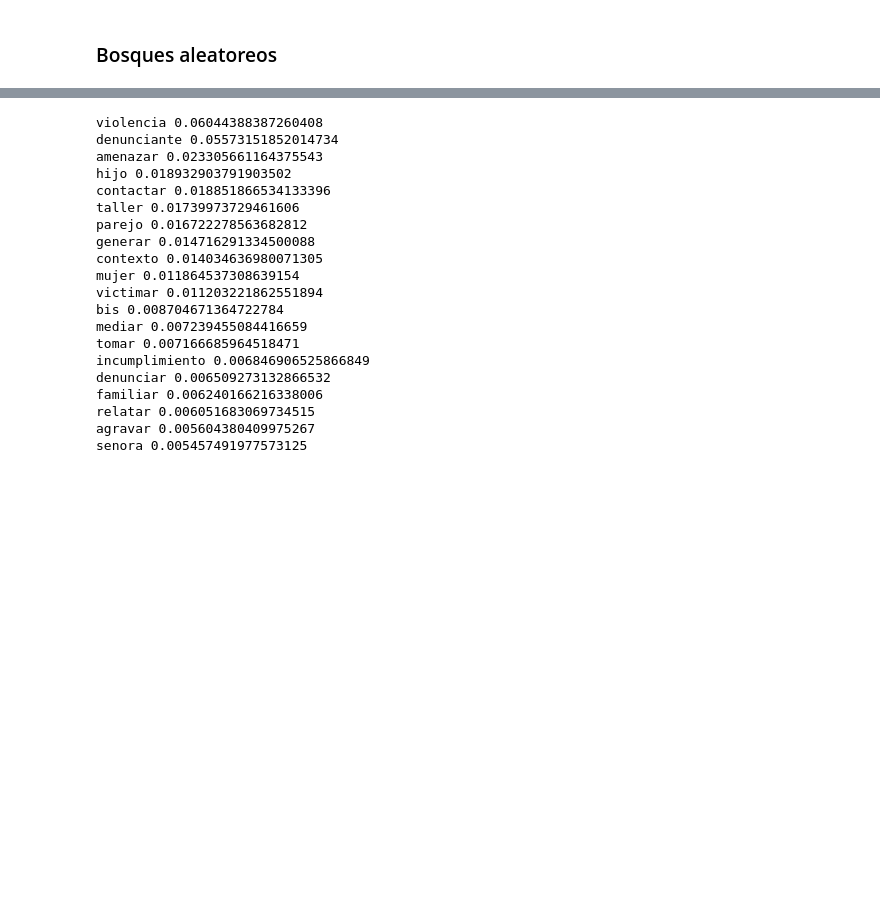
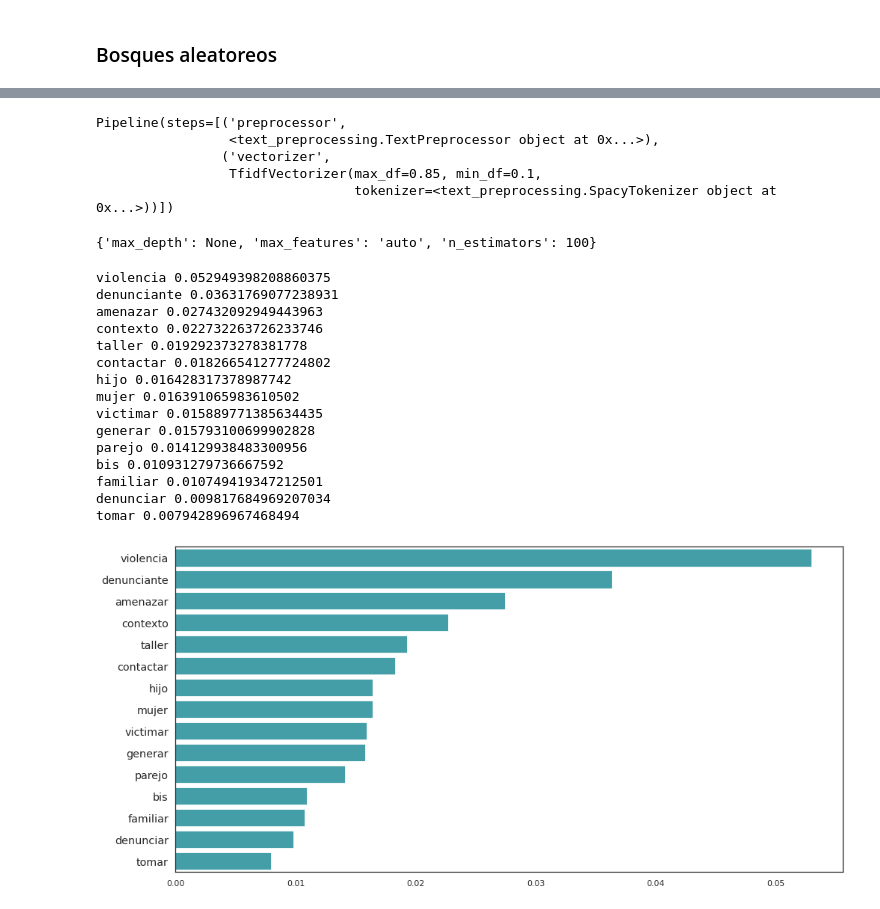
Before and after one commit to christinataft/gender-violence, a Jupyter notebook: notebooks/2.1-YM-gender-violence.ipynb, the cells around one changed output, grey strips where cells are left out. Cells and saved outputs as stored; diff of their text form; code cells hidden in the pictures; blank space fills up the shorter version.

```diff
--- a/notebooks/2.1-YM-gender-violence.ipynb
+++ b/notebooks/2.1-YM-gender-violence.ipynb
@@ -409,29 +404,47 @@ RandomForestClassifier(max_depth=20)
+# %%
+# load vectorizer
+import pickle
+vect_path = str("../models/gender_violence_vectorizer.sav")
+with open(vect_path, 'rb') as f:
+    text_transformer = pickle.load(f)
+    print(text_transformer)
+# %% [output]
+Pipeline(steps=[('preprocessor',
+                 <text_preprocessing.TextPreprocessor object at 0x...>),
+                ('vectorizer',
+                 TfidfVectorizer(max_df=0.85, min_df=0.1,
+                                 tokenizer=<text_preprocessing.SpacyTokenizer object at 0x...>))])
+# %%
+# load best model
+model_path = str("../models/gender_violence_model.sav")
+with open(model_path, 'rb') as f:
+    gender_violence_model = pickle.load(f)
+# %%
+model = gender_violence_model.best_estimator_
+gender_violence_model.best_params_
+# %% [output]
+{'max_depth': None, 'max_features': 'auto', 'n_estimators': 100}
 # %%
-K = 20
+K = 15
 top = np.flip(np.argsort(model.feature_importances_))[:K]
 top_words = [text_transformer[1].get_feature_names()[i] for i in top]
 top_coef = np.flip(np.sort(model.feature_importances_))[:K]
 
-for word, coef in zip(top_words,top_coef):
+for word, coef in zip(top_words, top_coef):
     print(word, coef)
 # %% [output]
-violencia 0.06044388387260408
-denunciante 0.05573151852014734
-amenazar 0.023305661164375543
-hijo 0.018932903791903502
-contactar 0.018851866534133396
-taller 0.01739973729461606
-parejo 0.016722278563682812
-generar 0.014716291334500088
-contexto 0.014034636980071305
-mujer 0.011864537308639154
-victimar 0.011203221862551894
-bis 0.008704671364722784
-mediar 0.007239455084416659
-tomar 0.007166685964518471
-incumplimiento 0.006846906525866849
-denunciar 0.006509273132866532
-familiar 0.006240166216338006
-relatar 0.006051683069734515
-agravar 0.005604380409975267
-senora 0.005457491977573125
+violencia 0.052949398208860375
+denunciante 0.03631769077238931
+amenazar 0.027432092949443963
+contexto 0.022732263726233746
+taller 0.019292373278381778
+contactar 0.018266541277724802
+hijo 0.016428317378987742
+mujer 0.016391065983610502
+victimar 0.015889771385634435
+generar 0.015793100699902828
+parejo 0.014129938483300956
+bis 0.010931279736667592
+familiar 0.010749419347212501
+denunciar 0.009817684969207034
+tomar 0.007942896967468494
@@ -437,0 +454,10 @@ senora 0.005457491977573125
+# %%
+plt.figure(figsize=(16, 8))
+sns.set(style='white')
+sns.barplot(top_coef, top_words,
+            color='#0097a7', alpha=0.8)
+#plt.title('Most used #Hashtags')
+plt.yticks(fontsize='large')
+plt.show()
+# %% [output]
+[figure, added]
```
Also changed, not shown: parts of 2 cells of this notebook, 7 other files.
